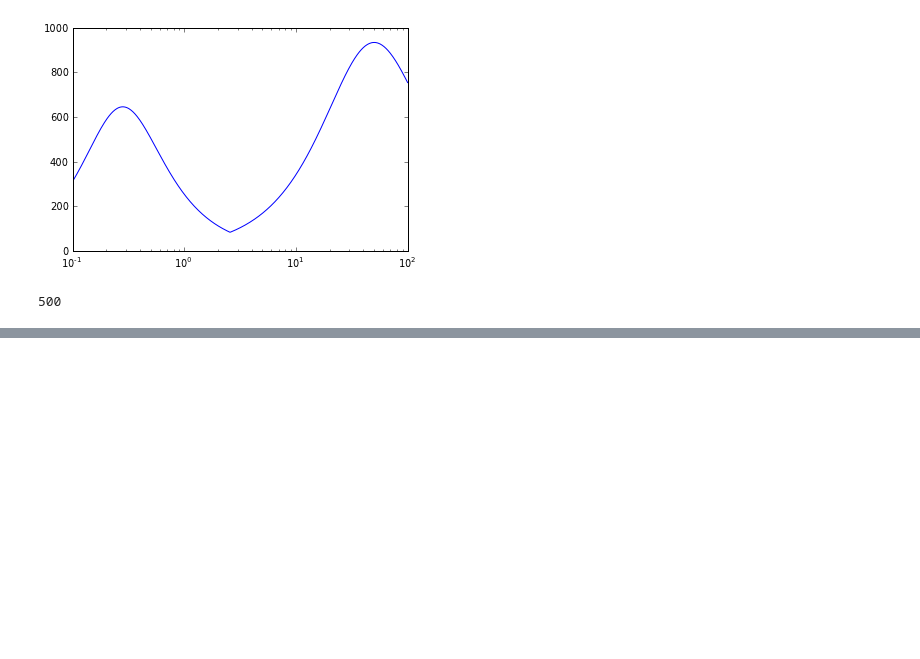
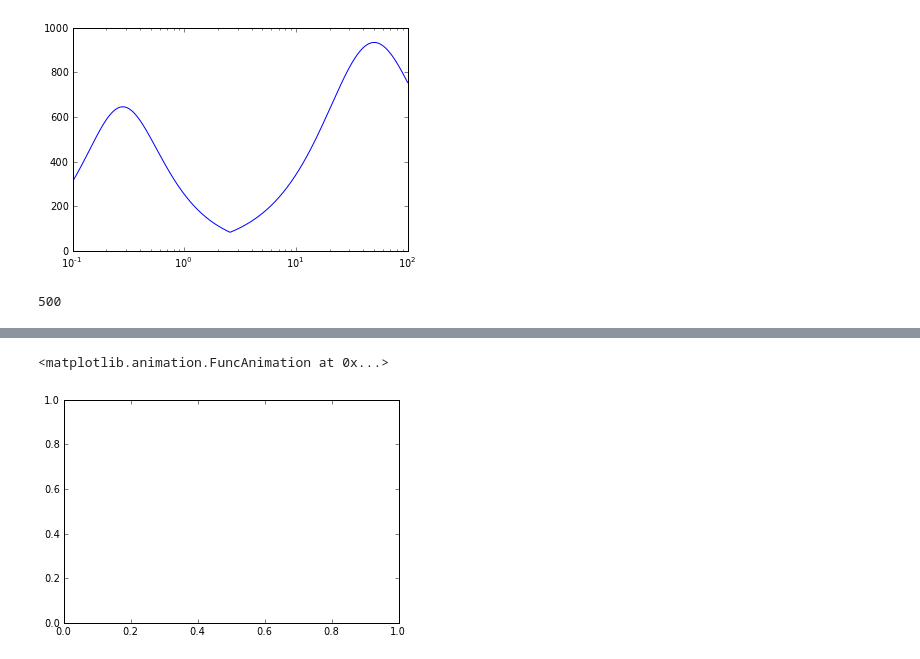
Before and after one commit to apiso/Thesis, a Jupyter notebook: python/drift_and_acc.ipynb, the cells around one changed output, grey strips where cells are left out. Saved outputs shown, nothing was run; the diff lists cells and outputs as text; code cells hidden in the pictures; blank space fills up the shorter version.

```diff
--- a/python/drift_and_acc.ipynb
+++ b/python/drift_and_acc.ipynb
@@ -141,0 +127,18 @@ array([ 0.,  0.,  0.,  0.,  0.,  0.,  0.,  0.,  0.,  0.,  0.,  0.,  0.,
+# %%
+
+
+from tempfile import NamedTemporaryFile
+
+VIDEO_TAG = """<video controls>
+ <source src="data:video/x-m4v;base64,{0}" type="video/mp4">
+ Your browser does not support the video tag.
+</video>"""
+
+def anim_to_html(anim):
+    if not hasattr(anim, '_encoded_video'):
+        with NamedTemporaryFile(suffix='.mp4') as f:
+            anim.save(f.name, fps=20, extra_args=['-vcodec', 'libx264'])
+            video = open(f.name, "rb").read()
+        anim._encoded_video = video.encode("base64")
+
+    return VIDEO_TAG.format(anim._encoded_video)
@@ -141,0 +150,26 @@ array([ 0.,  0.,  0.,  0.,  0.,  0.,  0.,  0.,  0.,  0.,  0.,  0.,  0.,
+# %%
+
+
+animation.Animation._repr_html_ = anim_to_html
+# %%
+fig = plt.figure()
+ax = plt.axes()
+line, = ax.plot([], [])
+
+def init():
+    line.set_data([], [])
+    return line,
+
+def animate(i):
+    x = r[:-1]
+    y = array[:, i, 4]
+    line.set_data(x, y)
+    return line,
+
+animation.FuncAnimation(fig, animate, init_func = init, frames = 10, interval = 20, blit = True)
+
+#plt.show()
+#display_animation(anim)
+# %% [output]
+<matplotlib.animation.FuncAnimation at 0x...>
+[figure, added]
```
Also changed, not shown: parts of 8 cells of this notebook, 8 other files.
